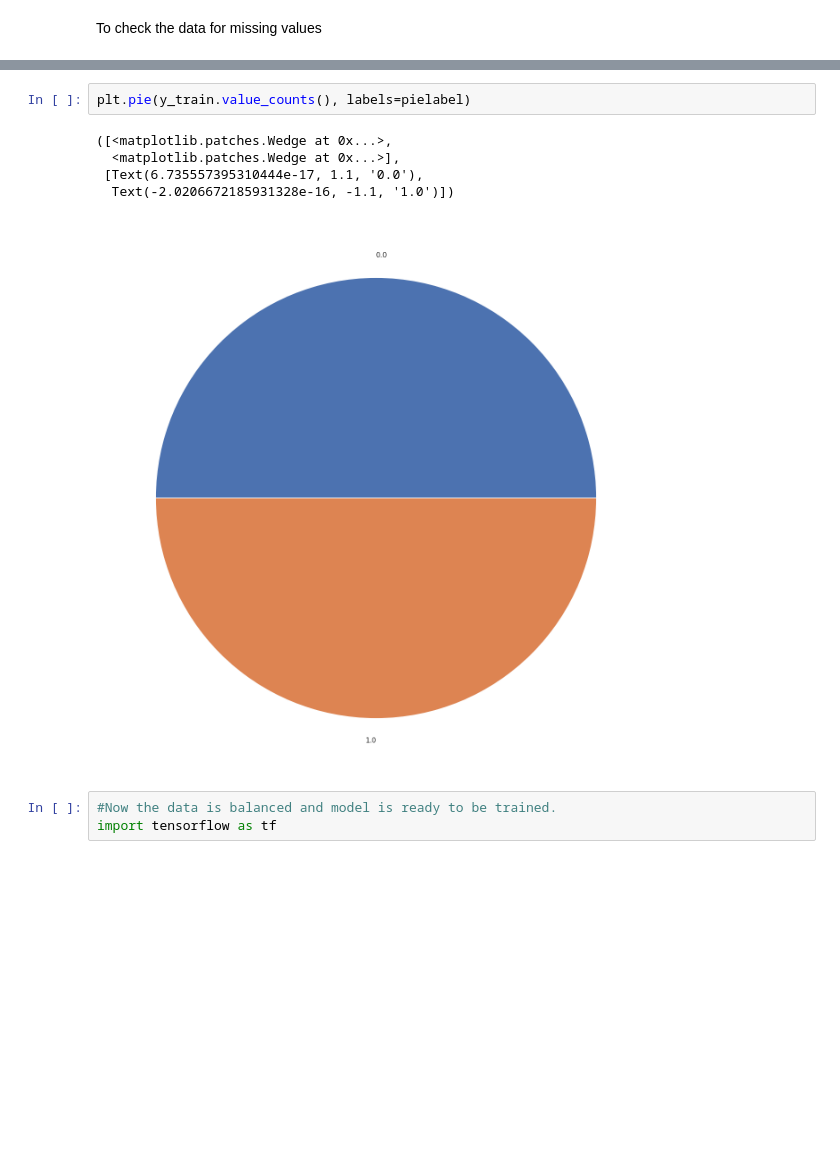
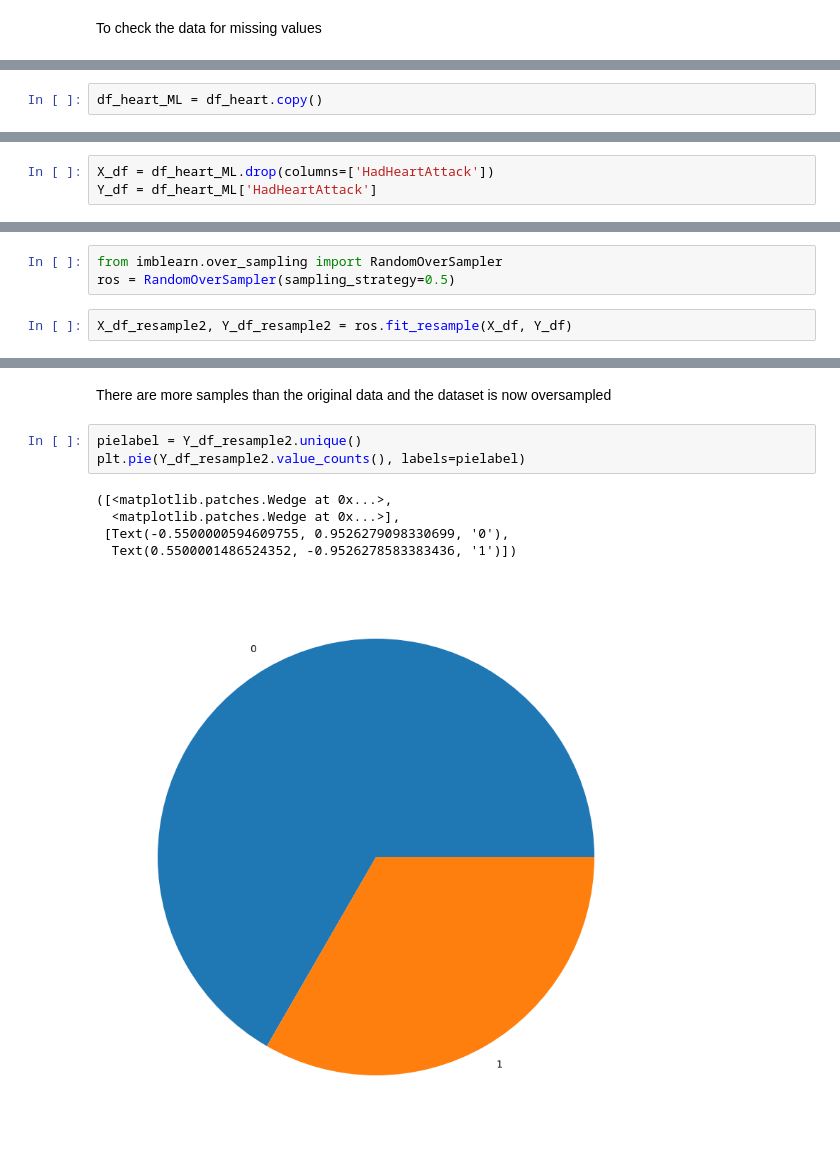
Before and after one commit to eooloyede/Data-Analytics, a Jupyter notebook: Heart.ipynb, the cells around one changed output, grey strips where cells are left out. Drawn from its saved outputs; the diff is of its cells as text; blank space fills up the shorter version.

```diff
--- a/Heart.ipynb
+++ b/Heart.ipynb
@@ -302,0 +376,2 @@ X_df = df_heart.loc[:, df_heart.columns != 'HadHeartAttack']
+# %%
+df_heart_ML = df_heart.copy()
@@ -302,0 +387,3 @@ X_df = df_heart.loc[:, df_heart.columns != 'HadHeartAttack']
+# %%
+X_df = df_heart_ML.drop(columns=['HadHeartAttack'])
+Y_df = df_heart_ML['HadHeartAttack']
@@ -319,0 +586,5 @@ Name: HadHeartAttack, dtype: int64
+# %%
+from imblearn.over_sampling import RandomOverSampler
+ros = RandomOverSampler(sampling_strategy=0.5)
+# %%
+X_df_resample2, Y_df_resample2 = ros.fit_resample(X_df, Y_df)
@@ -320,11 +602,11 @@ Name: HadHeartAttack, dtype: int64
+# %% [markdown]
+There are more samples than the original data and the dataset is now oversampled
 # %%
-plt.pie(y_train.value_counts(), labels=pielabel)
+pielabel = Y_df_resample2.unique()
+plt.pie(Y_df_resample2.value_counts(), labels=pielabel)
 # %% [output]
 ([<matplotlib.patches.Wedge at 0x...>,
   <matplotlib.patches.Wedge at 0x...>],
- [Text(6.735557395310444e-17, 1.1, '0.0'),
-  Text(-2.0206672185931328e-16, -1.1, '1.0')])
+ [Text(-0.5500000594609755, 0.9526279098330699, '0'),
+  Text(0.5500001486524352, -0.9526278583383436, '1')])
-[figure, old version]
+[figure, new version]
-# %%
-#Now the data is balanced and model is ready to be trained.
-import tensorflow as tf
```
Also changed, not shown: parts of 135 cells of this notebook.
